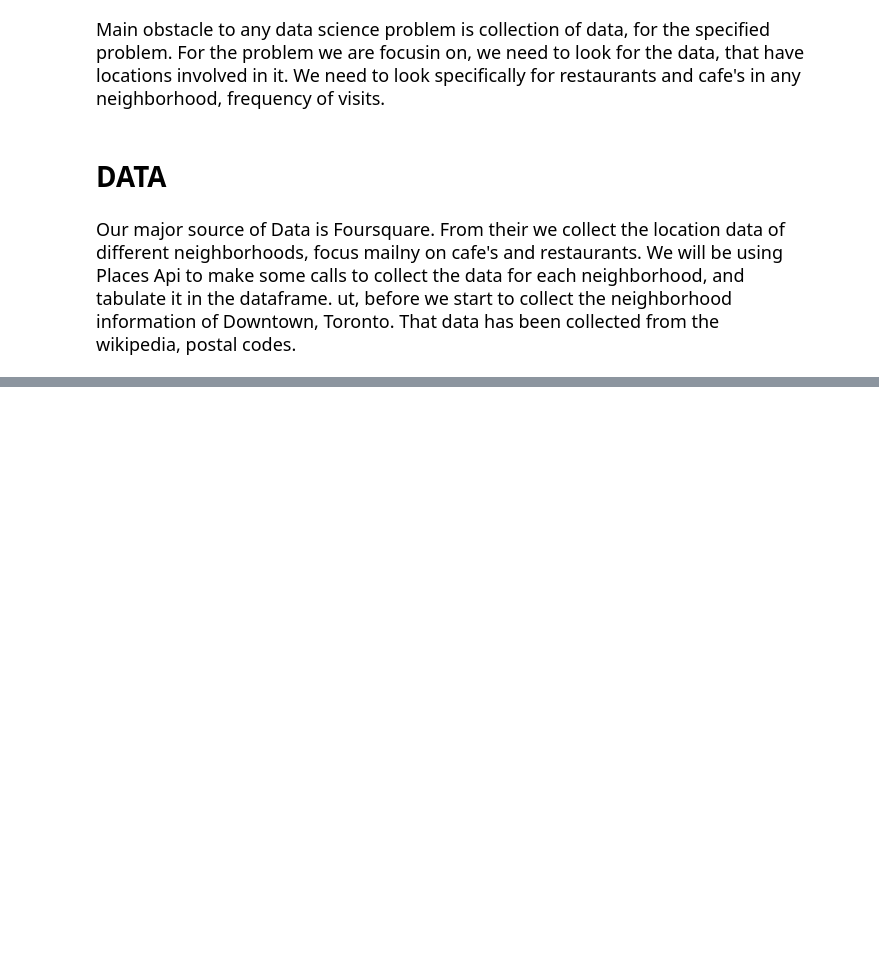
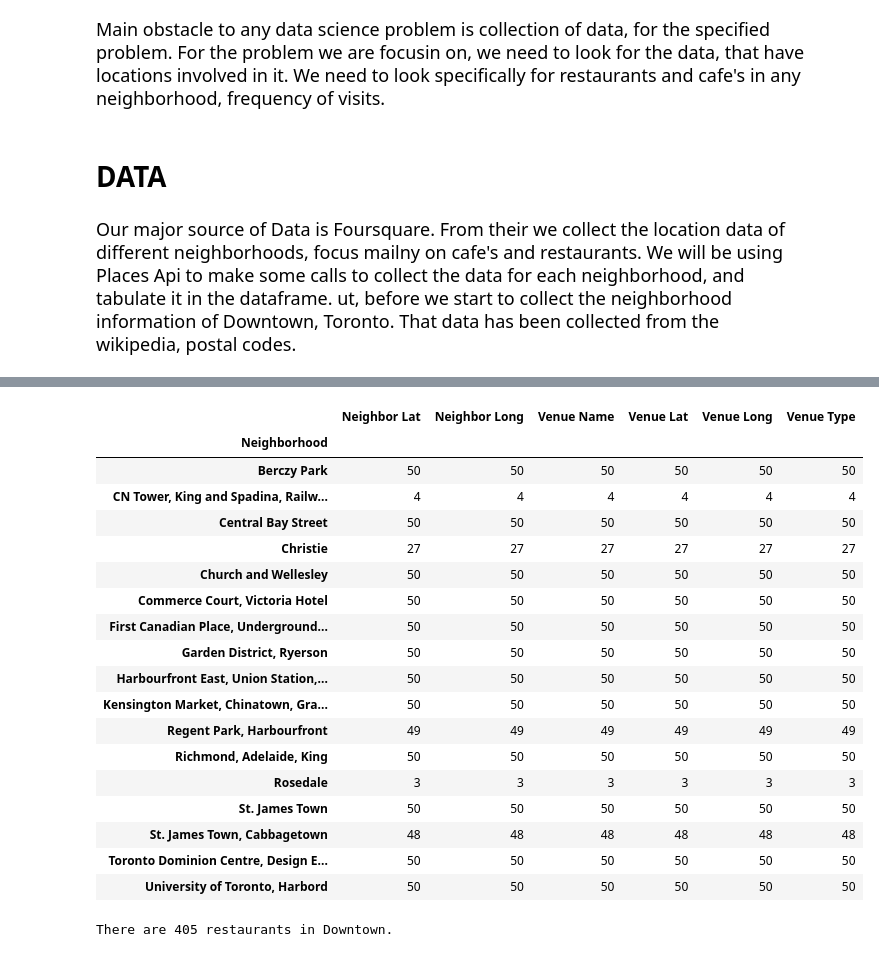
Before and after one commit to Anupam-J/Coursera_Capstone, a Jupyter notebook: Best location for a Restaurant in Downtown Toronto.ipynb, the cells around one changed output, grey strips where cells are left out. Drawn from its saved outputs; the diff is of its cells as text; code cells hidden in the pictures; blank space fills up the shorter version.

```diff
--- a/Best location for a Restaurant in Downtown Toronto.ipynb
+++ b/Best location for a Restaurant in Downtown Toronto.ipynb
@@ -18,0 +123,5 @@
+# %%
+coordinates = pd.read_csv('https://cocl.us/Geospatial_data')
+df3['Latitude'] = coordinates['Latitude']
+df3['Longitude'] = coordinates['Longitude']
+Down = df3[df3['Borough'] == 'Downtown Toronto']
@@ -18,0 +195,25 @@
+# %%
+venues = []
+
+def getNearbyVenues(names, latitudes, longitudes, radius=500):
+    for name, lat, lng in zip(names, latitudes, longitudes):
+        print(name)
+        url = 'https://api.foursquare.com/v2/venues/search?categoryId=4d4b7105d754a06374d81259&client_id={}&client_secret={}&v={}&ll={},{}&radius={}&limit={}&categoryID={}'.format(
+            CLIENT_ID,
+            CLIENT_SECRET,
+            VERSION,
+            lat,
+            lng,
+            radius,
+            LIMIT,
+            category)
+
+
+        results = requests.get(url).json()["response"]
+
+        for i in range(len(results['venues'])):
+            venues.append([name, lat, lng, results['venues'][i]['name'], results['venues'][i]['location']['lat'],
+            results['venues'][i]['location']['lng'],
+            results['venues'][i]['categories'][0]['name']])
+
+    return(venues)
@@ -18,0 +271,26 @@
+# %%
+DownToro.groupby('Neighborhood').count()
+# %% [output]
+|  | Neighbor Lat | Neighbor Long | Venue Name | Venue Lat | Venue Long | Venue Type |
+| Neighborhood |  |  |  |  |  |  |
+| Berczy Park | 50 | 50 | 50 | 50 | 50 | 50 |
+| CN Tower, King and Spadina, Railw... | 4 | 4 | 4 | 4 | 4 | 4 |
+| Central Bay Street | 50 | 50 | 50 | 50 | 50 | 50 |
+| Christie | 27 | 27 | 27 | 27 | 27 | 27 |
+| Church and Wellesley | 50 | 50 | 50 | 50 | 50 | 50 |
+| Commerce Court, Victoria Hotel | 50 | 50 | 50 | 50 | 50 | 50 |
+| First Canadian Place, Underground... | 50 | 50 | 50 | 50 | 50 | 50 |
+| Garden District, Ryerson | 50 | 50 | 50 | 50 | 50 | 50 |
+| Harbourfront East, Union Station,... | 50 | 50 | 50 | 50 | 50 | 50 |
+| Kensington Market, Chinatown, Gra... | 50 | 50 | 50 | 50 | 50 | 50 |
+| Regent Park, Harbourfront | 49 | 49 | 49 | 49 | 49 | 49 |
+| Richmond, Adelaide, King | 50 | 50 | 50 | 50 | 50 | 50 |
+| Rosedale | 3 | 3 | 3 | 3 | 3 | 3 |
+| St. James Town | 50 | 50 | 50 | 50 | 50 | 50 |
+| St. James Town, Cabbagetown | 48 | 48 | 48 | 48 | 48 | 48 |
+| Toronto Dominion Centre, Design E... | 50 | 50 | 50 | 50 | 50 | 50 |
+| University of Toronto, Harbord | 50 | 50 | 50 | 50 | 50 | 50 |
+# %%
+print('There are {} restaurants in Downtown.'.format(len(DownToro['Venue Name'].unique())))
+# %% [output]
+There are 405 restaurants in Downtown.
```
Also changed, not shown: parts of 24 cells of this notebook.
